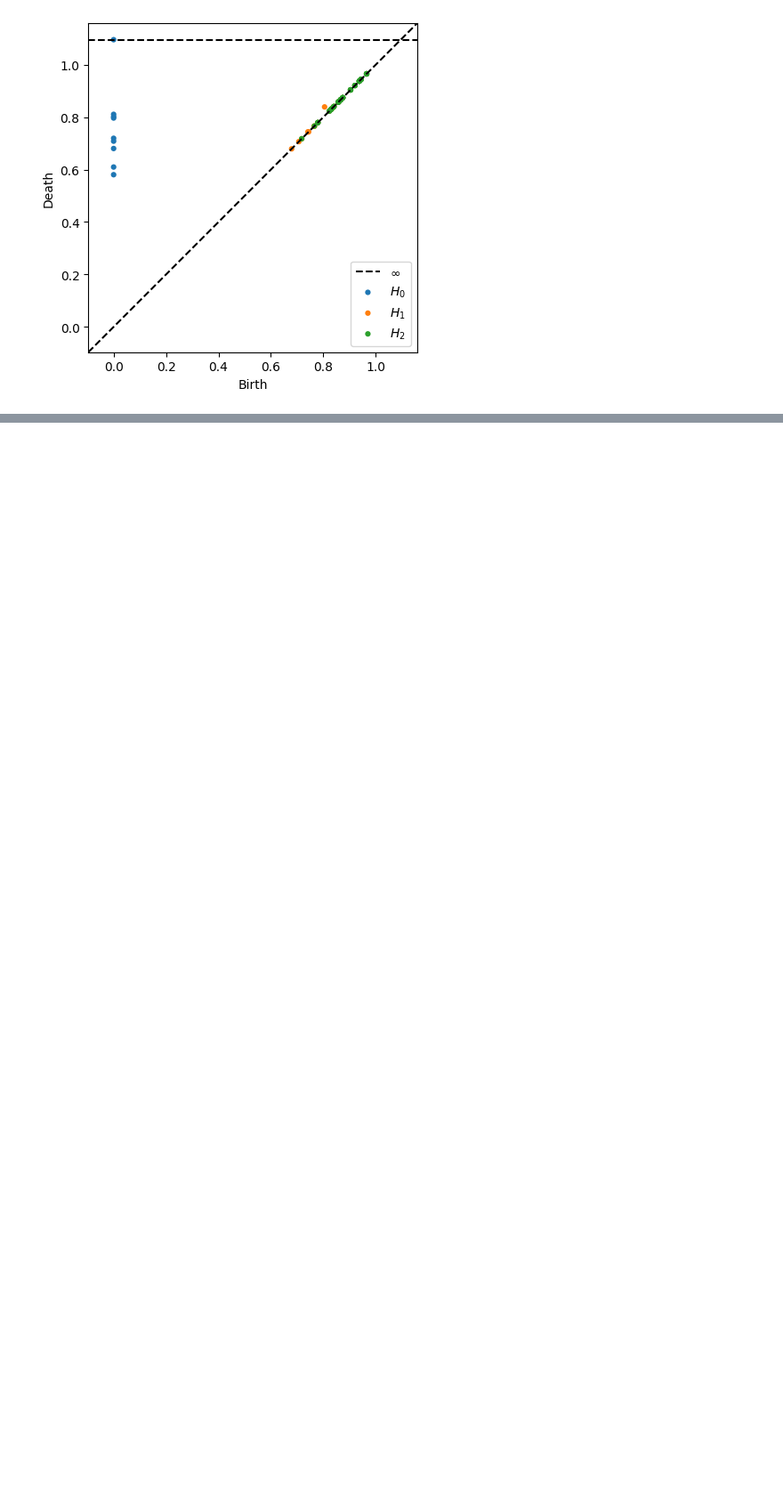
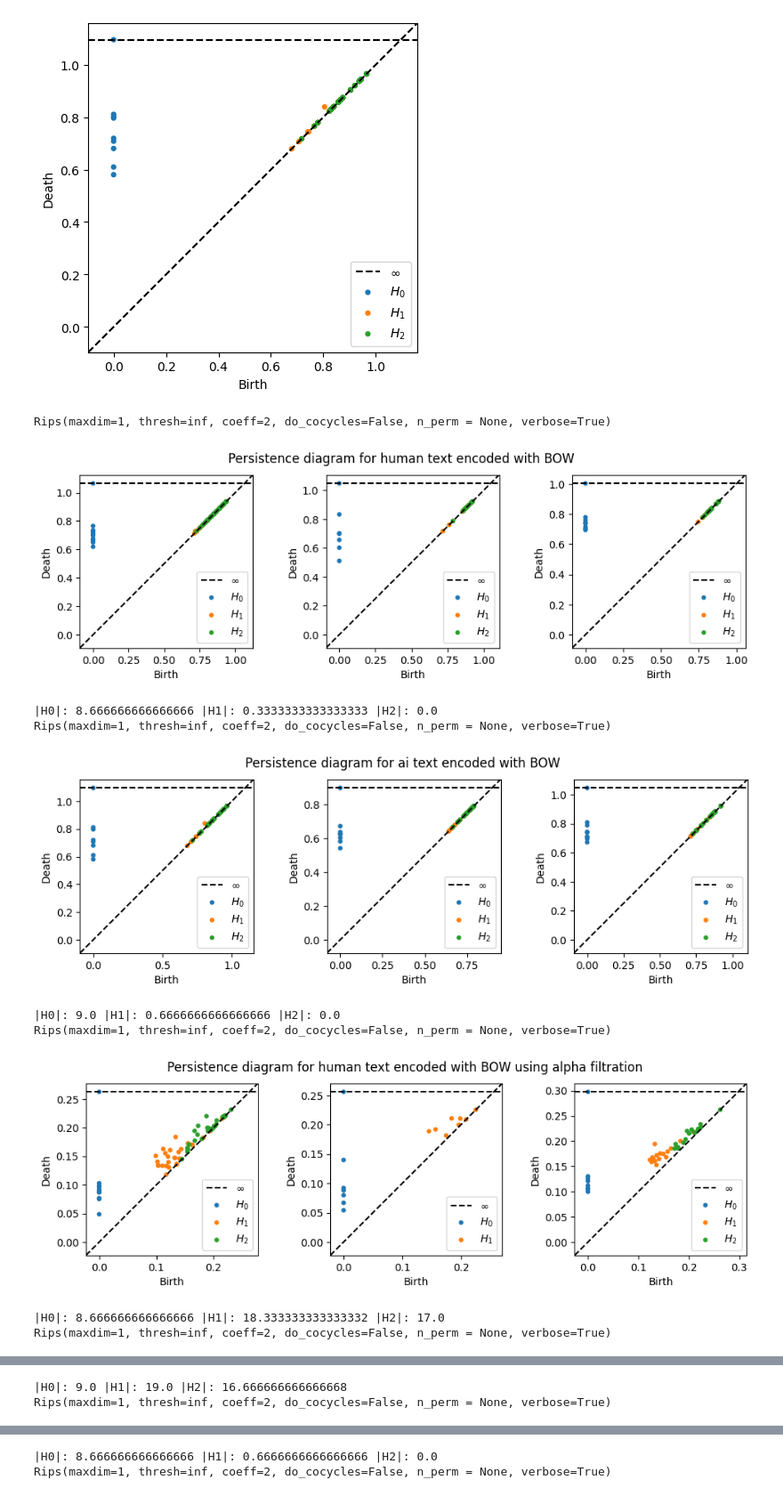
Before and after one commit to aguilin1/tda_ai_text_generation, a Jupyter notebook: tda_ai_text_detection.ipynb, the cells around one changed output, grey strips where cells are left out. Shown at 89% size. Cells and saved outputs as stored; diff of their text form; code cells hidden in the pictures; blank space fills up the shorter version.

Commit message:
Full attempt at alpha complex

```diff
--- a/tda_ai_text_detection.ipynb
+++ b/tda_ai_text_detection.ipynb
@@ -573,7 +573,7 @@ def run_evaluation(abstract_type, embedding_type, time_skeleton = False, with_sm
     description += " with time skeleton"
   if with_smoothing:
     description += " smoothed"
-  if filtration == 'alpha':
+  if filtration_type == 'alpha':
     description += " using alpha filtration"
   if graph:
     num_abstracts = 3
@@ -592,7 +592,7 @@ def run_evaluation(abstract_type, embedding_type, time_skeleton = False, with_sm
 
     if filtration_type == 'alpha':
       D = angular_distance_matrix(embeddings, time_skeleton)
-      embedding_scaled = MDS(n_components = embeddings.shape[1], dissimilarity = 'precomputed')
+      embedding_scaled = MDS(n_components = 4, dissimilarity = 'precomputed')
       X_transformed = embedding_scaled.fit_transform(D)
       diagram = gd.AlphaComplex(points=X_transformed).create_simplex_tree().persistence()
       by_dimension = {}
@@ -809,9 +809,29 @@ def evaluation(embedding_type, time_skeleton = False, with_smoothing = False, al
     print('H2: classification success rate was', scr2)
 # %%
 run_evaluation('human', 'bow', graph=True);
-run_evaluation('human', 'bow', graph=True, filtration='alpha');
-run_evaluation('ai', 'bow', graph=True, filtration='alpha');
-# run_evaluation('human', 'bow', with_smoothing=True, graph=True);
-# run_evaluation('human', 'bow', time_skeleton=True, graph=True);
-# run_evaluation('human', 'bert', graph=True);
-# run_mixed_encoding_evaluation('human', 0.5, graph=True);
+run_evaluation('ai', 'bow', graph=True);
+run_evaluation('human', 'bow', graph=True, filtration_type='alpha');
+run_evaluation('ai', 'bow', graph=True, filtration_type='alpha');
+run_evaluation('human', 'bow', with_smoothing=True, graph=True);
+run_evaluation('ai', 'bow', with_smoothing=True, graph=True);
+run_evaluation('human', 'bow', time_skeleton=True, graph=True);
+run_evaluation('ai', 'bow', time_skeleton=True, graph=True);
+run_evaluation('human', 'bert', graph=True);
+run_evaluation('ai', 'bert', graph=True);
+run_evaluation('human', 'bert', graph=True, filtration_type='alpha');
+run_evaluation('ai', 'bert', graph=True, filtration_type='alpha');
+run_mixed_encoding_evaluation('human', 0.5, graph=True);
+run_mixed_encoding_evaluation('ai', 0.5, graph=True);
+run_mixed_encoding_evaluation('human', 0.3, graph=True);
+run_mixed_encoding_evaluation('ai', 0.3, graph=True);
+# %% [output]
+Rips(maxdim=1, thresh=inf, coeff=2, do_cocycles=False, n_perm = None, verbose=True)
+[figure, added]
+|H0|: 8.666666666666666 |H1|: 0.3333333333333333 |H2|: 0.0
+Rips(maxdim=1, thresh=inf, coeff=2, do_cocycles=False, n_perm = None, verbose=True)
+[figure, added]
+|H0|: 9.0 |H1|: 0.6666666666666666 |H2|: 0.0
+Rips(maxdim=1, thresh=inf, coeff=2, do_cocycles=False, n_perm = None, verbose=True)
+[figure, added]
+|H0|: 8.666666666666666 |H1|: 18.333333333333332 |H2|: 17.0
+Rips(maxdim=1, thresh=inf, coeff=2, do_cocycles=False, n_perm = None, verbose=True)
@@ -817,0 +839,2 @@ run_evaluation('ai', 'bow', graph=True, filtration='alpha');
+|H0|: 9.0 |H1|: 19.0 |H2|: 16.666666666666668
+Rips(maxdim=1, thresh=inf, coeff=2, do_cocycles=False, n_perm = None, verbose=True)
@@ -817,0 +842,2 @@ run_evaluation('ai', 'bow', graph=True, filtration='alpha');
+|H0|: 8.666666666666666 |H1|: 0.6666666666666666 |H2|: 0.0
+Rips(maxdim=1, thresh=inf, coeff=2, do_cocycles=False, n_perm = None, verbose=True)
```
Also changed, not shown: parts of 3 cells of this notebook.
